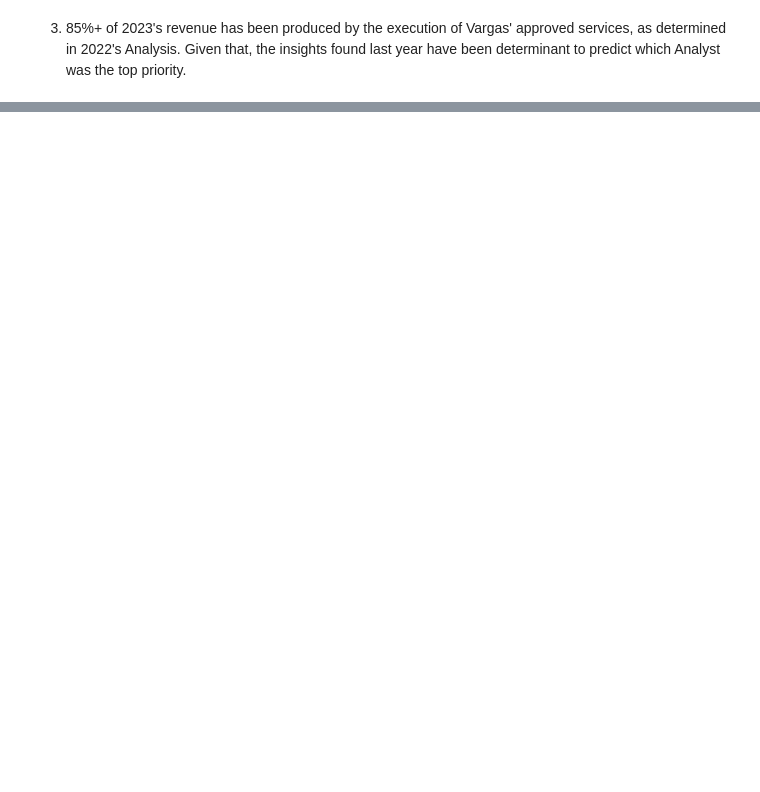
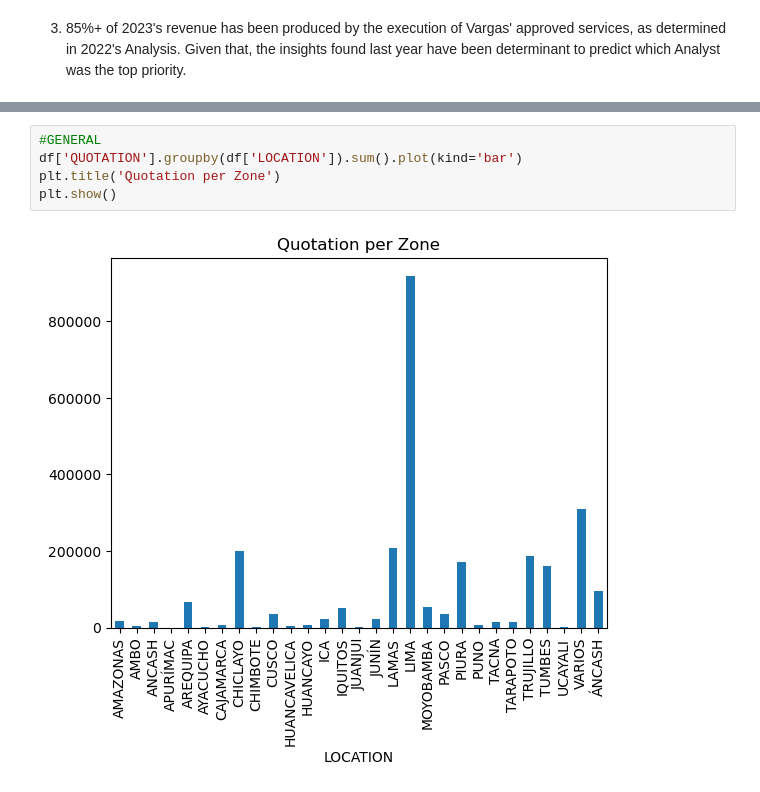
Before and after one commit to HansselMorales/ProjectsPortfolio, a Jupyter notebook: 2023Q1_Ingenia Performance Analysis/2023Q1_Ingenia Data Analysis.ipynb, the cells around one changed output, grey strips where cells are left out. Saved outputs shown, nothing was run; the diff lists cells and outputs as text; blank space fills up the shorter version.

```diff
--- a/2023Q1_Ingenia Performance Analysis/2023Q1_Ingenia Data Analysis.ipynb
+++ b/2023Q1_Ingenia Performance Analysis/2023Q1_Ingenia Data Analysis.ipynb
@@ -175,0 +222,7 @@ Vargas has been the most profitable analyst, so far. The incomes generated throu
+# %%
+#GENERAL
+df['QUOTATION'].groupby(df['LOCATION']).sum().plot(kind='bar')
+plt.title('Quotation per Zone')
+plt.show()
+# %% [output]
+[figure, added]
```
Also changed, not shown: parts of 27 cells of this notebook.
